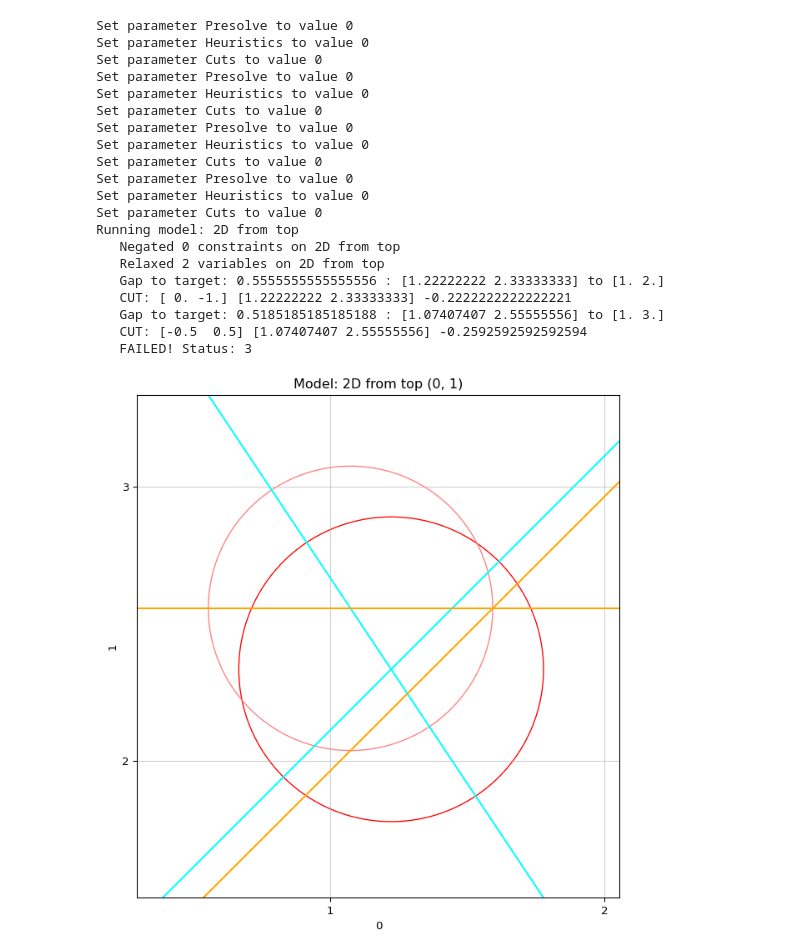
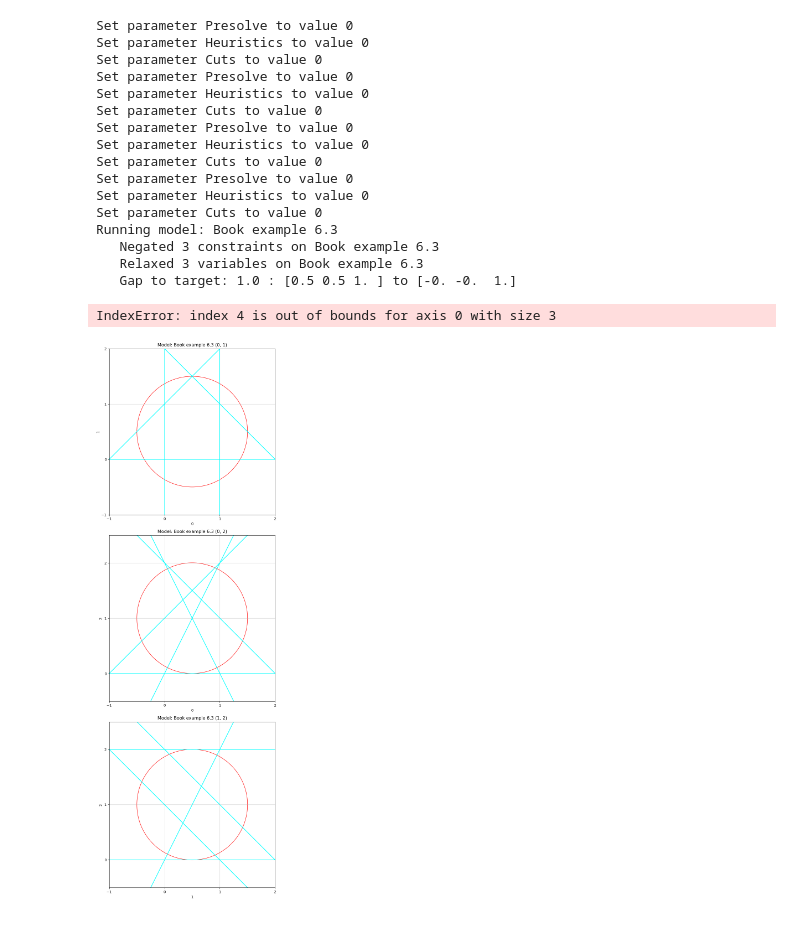
Before and after one commit to BrannonKing/intersection_cuts, a Jupyter notebook: main.ipynb, the cells around one changed output. Cells and saved outputs as stored; diff of their text form; code cells hidden in the pictures.

```diff
--- a/main.ipynb
+++ b/main.ipynb
@@ -181,8 +178,8 @@ def add_lp_ball_cut(relaxed: gp.Model, target, integer_vars, integer_idx, plotte
     print("   Gap to target:", radius, ":", current[:7], "to", target[:7])
 
     basis = gu.read_basis(relaxed)
-    tableau, col_to_var, negated_vars = gu.read_tableau(relaxed, basis, extra_rows=1)
-    # tableau[negated_vars, :] *= -1.0
+    tableau, col_to_var, negated_rows = gu.read_tableau(relaxed, basis, extra_rows=1)
+    # tableau[negated_rows, :] *= -1.0  # only happens on slack vars?
 
     # drop the rows of non-integer variables:
     to_drop = [i for i, base in enumerate(basis) if base not in integer_idx]
@@ -199,48 +196,46 @@ def add_lp_ball_cut(relaxed: gp.Model, target, integer_vars, integer_idx, plotte
     lengths = np.linalg.norm(tableau, norm, axis=0)
 
     # normalize the columns:
+    tableau /= lengths
+    gu.validate_corner(relaxed, basis, tableau, col_to_var)
     tableau *= radius
-    tableau /= lengths
 
     # generate the LP to find the hyperplane
     int_basis = [integer_idx[base] for base in basis]
     w, b = compute_hyperplane_via_lp(target - current, radius, tableau, int_basis, col_to_var, integer_idx)
     print("   CUT:", w, current, b)
 
     # add the cut:
     if b >= 0:
         new_con = relaxed.addConstr(w @ (integer_vars - current) >= b)
     else:
         new_con = relaxed.addConstr(w @ (integer_vars - current) <= b)
     if plotter is not None:
         relaxed.update()
         plotter.add_constraint(new_con)
 
     return True
 
-run_cuts_to_nearest_int(list(el.get_instances().values())[1:2], add_lp_ball_cut)
+run_cuts_to_nearest_int(list(el.get_instances().values())[3:], add_lp_ball_cut)
 # %% [output]
 Set parameter Presolve to value 0
 Set parameter Heuristics to value 0
 Set parameter Cuts to value 0
 Set parameter Presolve to value 0
 Set parameter Heuristics to value 0
 Set parameter Cuts to value 0
 Set parameter Presolve to value 0
 Set parameter Heuristics to value 0
 Set parameter Cuts to value 0
 Set parameter Presolve to value 0
 Set parameter Heuristics to value 0
 Set parameter Cuts to value 0
-Running model: 2D from top
-   Negated 0 constraints on 2D from top
-   Relaxed 2 variables on 2D from top
-   Gap to target: 0.5555555555555556 : [1.22222222 2.33333333] to [1. 2.]
-   CUT: [ 0. -1.] [1.22222222 2.33333333] -0.2222222222222221
-   Gap to target: 0.5185185185185188 : [1.07407407 2.55555556] to [1. 3.]
-   CUT: [-0.5  0.5] [1.07407407 2.55555556] -0.2592592592592594
-   FAILED! Status: 3
+Running model: Book example 6.3
+   Negated 3 constraints on Book example 6.3
+   Relaxed 3 variables on Book example 6.3
+   Gap to target: 1.0 : [0.5 0.5 1. ] to [-0. -0.  1.]
+IndexError: index 4 is out of bounds for axis 0 with size 3
-[figure, old version]
+[figure, new version]
 # %%
 def run_cuts_to_relaxed_sol(instances, cut_function, loops=8):
     for instance in instances:
```
Also changed, not shown: parts of 1 cell of this notebook, 2 other files.
